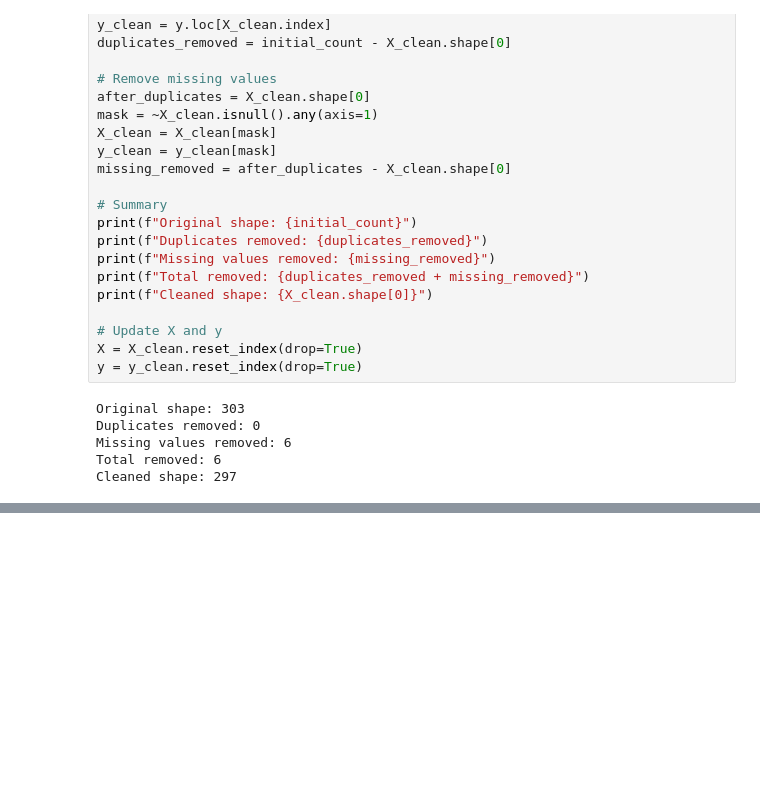
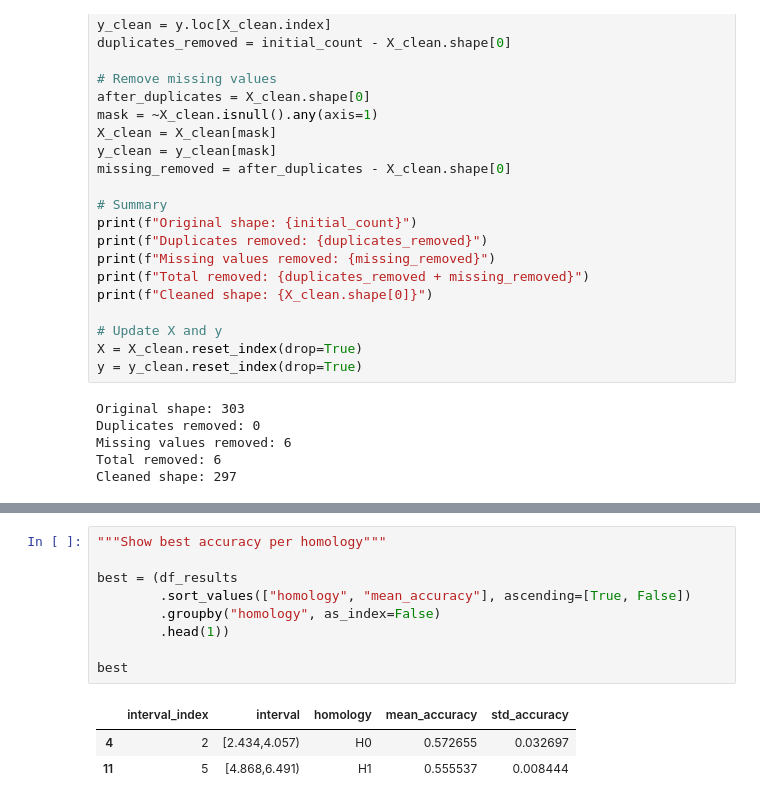
Before and after one commit to ajenee1/TDA, a Jupyter notebook: heart_disease.ipynb, the cells around one changed output, grey strips where cells are left out. Cells and saved outputs as stored; diff of their text form; blank space fills up the shorter version.

```diff
--- a/heart_disease.ipynb
+++ b/heart_disease.ipynb
@@ -592,0 +422,13 @@ Clinical Features (Categorical):
+# %%
+"""Show best accuracy per homology"""
+
+best = (df_results
+        .sort_values(["homology", "mean_accuracy"], ascending=[True, False])
+        .groupby("homology", as_index=False)
+        .head(1))
+
+best
+# %% [output]
+|  | interval_index | interval | homology | mean_accuracy | std_accuracy |
+| 4 | 2 | [2.434,4.057) | H0 | 0.572655 | 0.032697 |
+| 11 | 5 | [4.868,6.491) | H1 | 0.555537 | 0.008444 |
```
Also changed, not shown: parts of 27 cells of this notebook, 11 other files.
